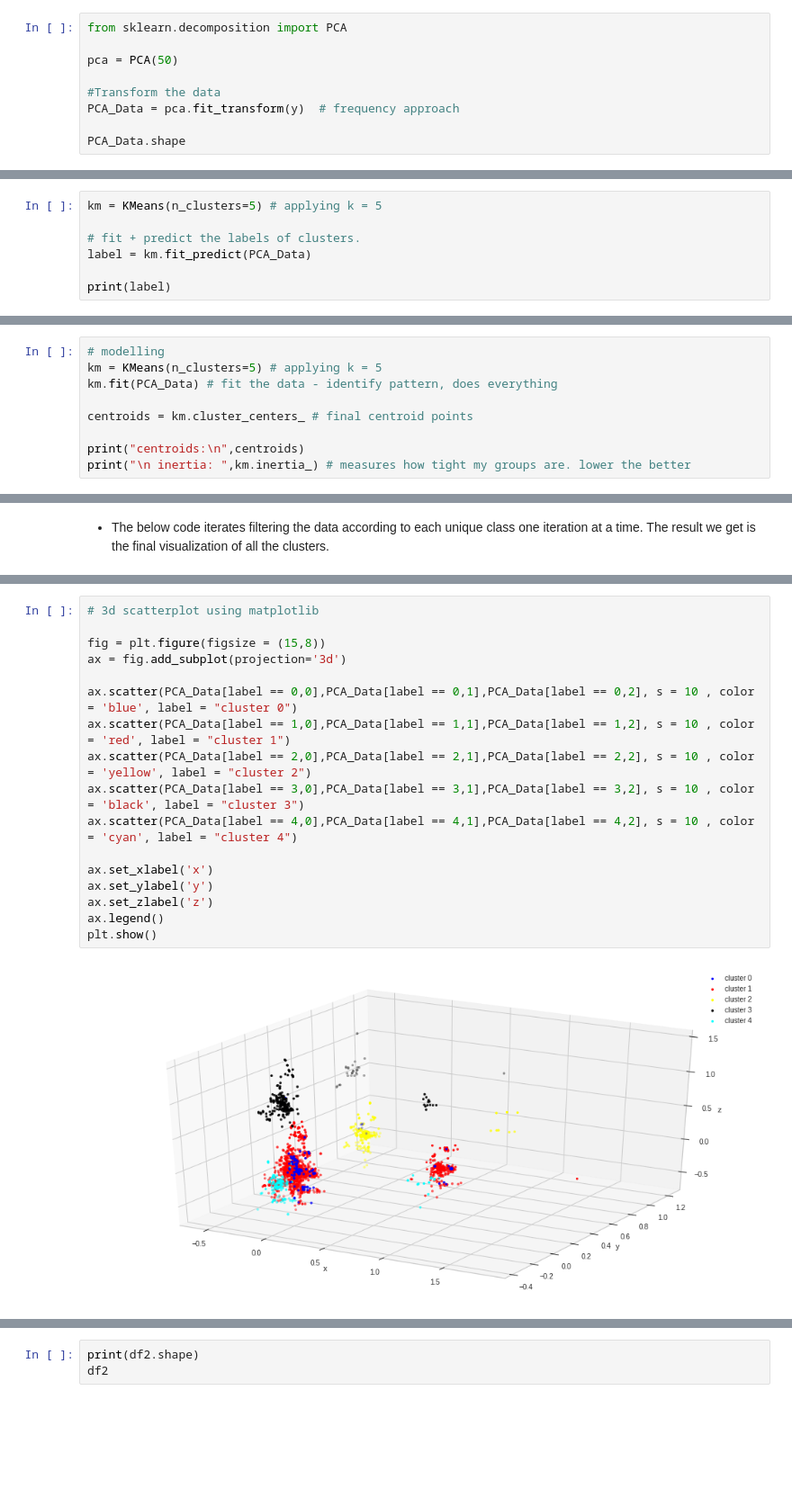
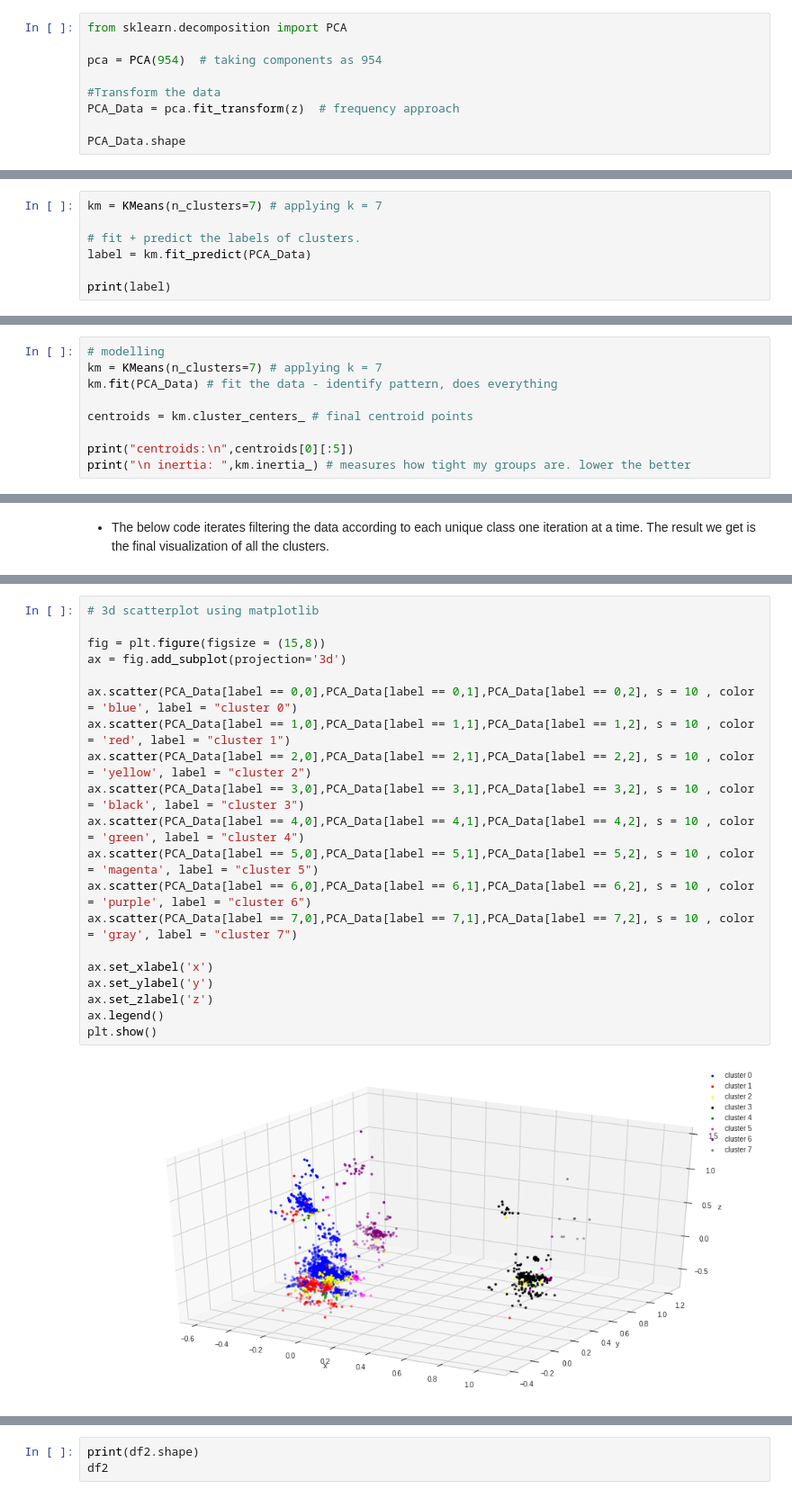
Before and after one commit to sidharth-ds/E-Commerce-Customer-Segmentation, a Jupyter notebook: project_grouping_products_1st_part.ipynb, the cells around one changed output, grey strips where cells are left out. Shown at 90% size. Drawn from its saved outputs; the diff is of its cells as text; blank space fills up the shorter version.

```diff
--- a/project_grouping_products_1st_part.ipynb
+++ b/project_grouping_products_1st_part.ipynb
@@ -594,10 +594,10 @@ Text(0, 0.5, 'Explained variance (%)')
 # %%
 from sklearn.decomposition import PCA
 
-pca = PCA(50)
+pca = PCA(954)  # taking components as 954
 
 #Transform the data
-PCA_Data = pca.fit_transform(y)  # frequency approach
+PCA_Data = pca.fit_transform(z)  # frequency approach
 
 PCA_Data.shape
 # %% [output]
@@ -619,5 +619,5 @@ INTERPRETATION:
 # %%
-km = KMeans(n_clusters=5) # applying k = 5
+km = KMeans(n_clusters=7) # applying k = 7
 
 # fit + predict the labels of clusters.
 label = km.fit_predict(PCA_Data)
@@ -704,11 +716,11 @@ plt.show()
 # %%
 # modelling
-km = KMeans(n_clusters=5) # applying k = 5
+km = KMeans(n_clusters=7) # applying k = 7
 km.fit(PCA_Data) # fit the data - identify pattern, does everything
 
 centroids = km.cluster_centers_ # final centroid points
 
-print("centroids:\n",centroids)
+print("centroids:\n",centroids[0][:5])
 print("\n inertia: ",km.inertia_) # measures how tight my groups are. lower the better
 # %% [output]
 centroids:
@@ -775,19 +769,22 @@ import plotly.offline as py
 # %%
 # 3d scatterplot using matplotlib
 
 fig = plt.figure(figsize = (15,8))
 ax = fig.add_subplot(projection='3d')
 
 ax.scatter(PCA_Data[label == 0,0],PCA_Data[label == 0,1],PCA_Data[label == 0,2], s = 10 , color = 'blue', label = "cluster 0")
 ax.scatter(PCA_Data[label == 1,0],PCA_Data[label == 1,1],PCA_Data[label == 1,2], s = 10 , color = 'red', label = "cluster 1")
 ax.scatter(PCA_Data[label == 2,0],PCA_Data[label == 2,1],PCA_Data[label == 2,2], s = 10 , color = 'yellow', label = "cluster 2")
 ax.scatter(PCA_Data[label == 3,0],PCA_Data[label == 3,1],PCA_Data[label == 3,2], s = 10 , color = 'black', label = "cluster 3")
-ax.scatter(PCA_Data[label == 4,0],PCA_Data[label == 4,1],PCA_Data[label == 4,2], s = 10 , color = 'cyan', label = "cluster 4")
+ax.scatter(PCA_Data[label == 4,0],PCA_Data[label == 4,1],PCA_Data[label == 4,2], s = 10 , color = 'green', label = "cluster 4")
+ax.scatter(PCA_Data[label == 5,0],PCA_Data[label == 5,1],PCA_Data[label == 5,2], s = 10 , color = 'magenta', label = "cluster 5")
+ax.scatter(PCA_Data[label == 6,0],PCA_Data[label == 6,1],PCA_Data[label == 6,2], s = 10 , color = 'purple', label = "cluster 6")
+ax.scatter(PCA_Data[label == 7,0],PCA_Data[label == 7,1],PCA_Data[label == 7,2], s = 10 , color = 'gray', label = "cluster 7")
 
 ax.set_xlabel('x')
 ax.set_ylabel('y')
 ax.set_zlabel('z')
 ax.legend()
 plt.show()
 # %% [output]
-[figure, old version]
+[figure, new version]
```
Also changed, not shown: parts of 58 cells of this notebook.
